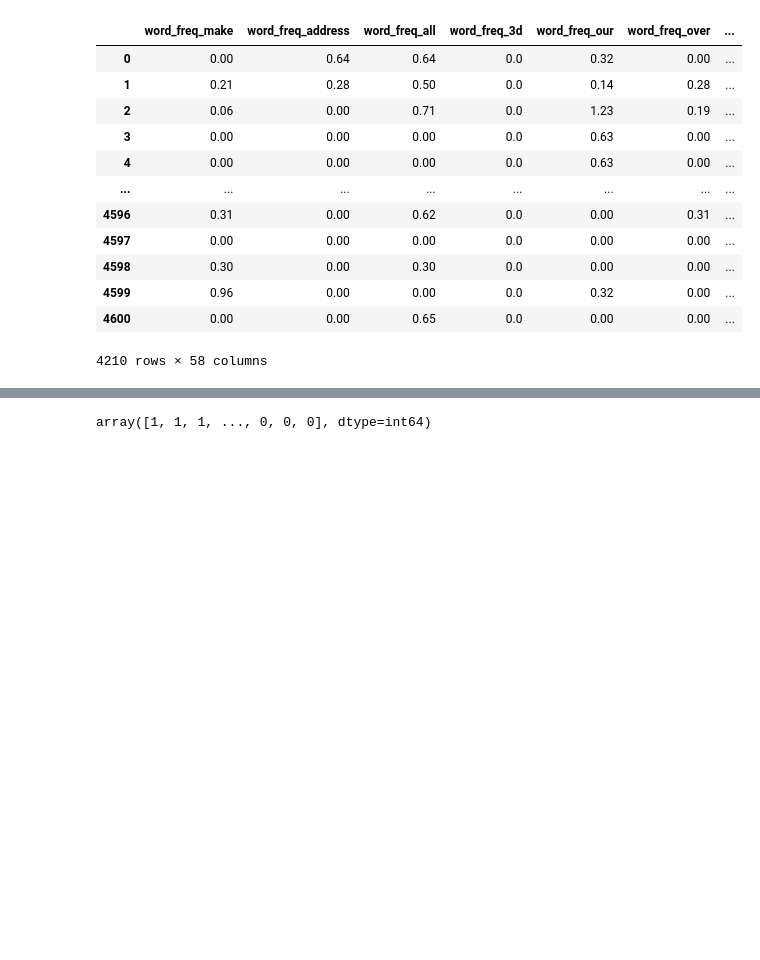
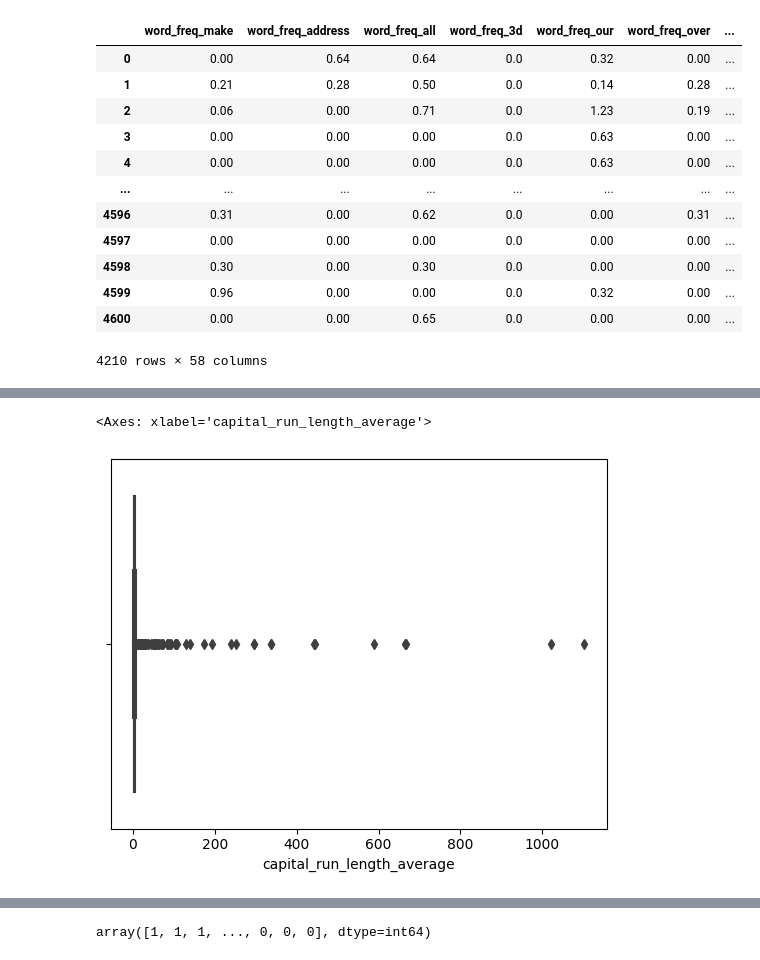
Before and after one commit to GenukaM/Machine_learning-coursework, a Jupyter notebook: Machine learning cw/Ml_cw.ipynb, the cells around one changed output, grey strips where cells are left out. Saved outputs shown, nothing was run; the diff lists cells and outputs as text; code cells hidden in the pictures; blank space fills up the shorter version.

```diff
--- a/Machine learning cw/Ml_cw.ipynb
+++ b/Machine learning cw/Ml_cw.ipynb
@@ -60,0 +76,5 @@ new_data
+# %%
+sns.boxplot(x=new_data['capital_run_length_average'])
+# %% [output]
+<Axes: xlabel='capital_run_length_average'>
+[figure, added]
```
Also changed, not shown: parts of 38 cells of this notebook.
